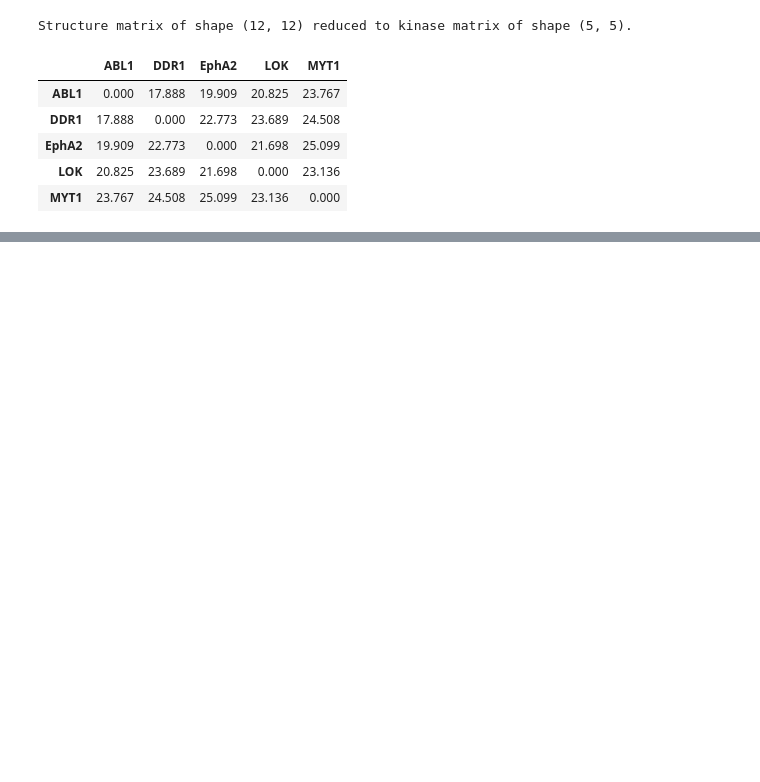
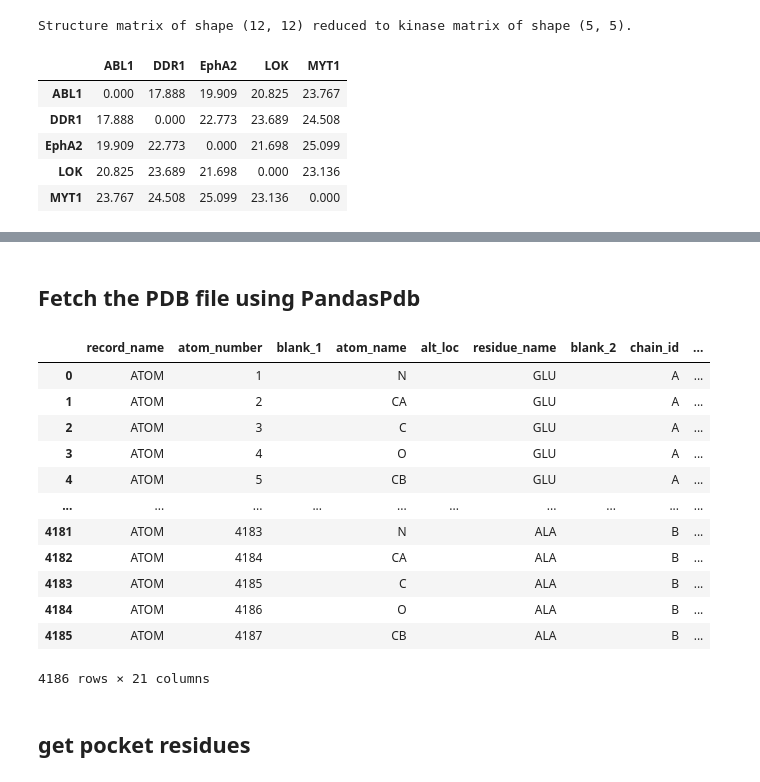
Before and after one commit to yanz-24/kissim-ligand-aware, a Jupyter notebook: docs/tutorials/ligand_aware.ipynb, the cells around one changed output, grey strips where cells are left out. Cells and saved outputs as stored; diff of their text form; code cells hidden in the pictures; blank space fills up the shorter version.

```diff
--- a/docs/tutorials/ligand_aware.ipynb
+++ b/docs/tutorials/ligand_aware.ipynb
@@ -368,0 +417,27 @@ kinase_distance_matrix_df.style.background_gradient(cmap=cm).format("{:.3f}")
+# %% [markdown]
+## Fetch the PDB file using PandasPdb
+# %%
+from biopandas.pdb import PandasPdb
+
+pdb_id = '5ajq'
+klifs_id = 955
+
+ppdb = PandasPdb().fetch_pdb(pdb_id)
+df_prot = ppdb.df['ATOM']
+df_prot
+# %% [output]
+|  | record_name | atom_number | blank_1 | atom_name | alt_loc | residue_name | blank_2 | chain_id | ... |
+| 0 | ATOM | 1 |  | N |  | GLU |  | A | ... |
+| 1 | ATOM | 2 |  | CA |  | GLU |  | A | ... |
+| 2 | ATOM | 3 |  | C |  | GLU |  | A | ... |
+| 3 | ATOM | 4 |  | O |  | GLU |  | A | ... |
+| 4 | ATOM | 5 |  | CB |  | GLU |  | A | ... |
+| ... | ... | ... | ... | ... | ... | ... | ... | ... | ... |
+| 4181 | ATOM | 4183 |  | N |  | ALA |  | B | ... |
+| 4182 | ATOM | 4184 |  | CA |  | ALA |  | B | ... |
+| 4183 | ATOM | 4185 |  | C |  | ALA |  | B | ... |
+| 4184 | ATOM | 4186 |  | O |  | ALA |  | B | ... |
+| 4185 | ATOM | 4187 |  | CB |  | ALA |  | B | ... |
+4186 rows × 21 columns
+# %% [markdown]
+## get pocket residues
```
Also changed, not shown: parts of 15 cells of this notebook.
